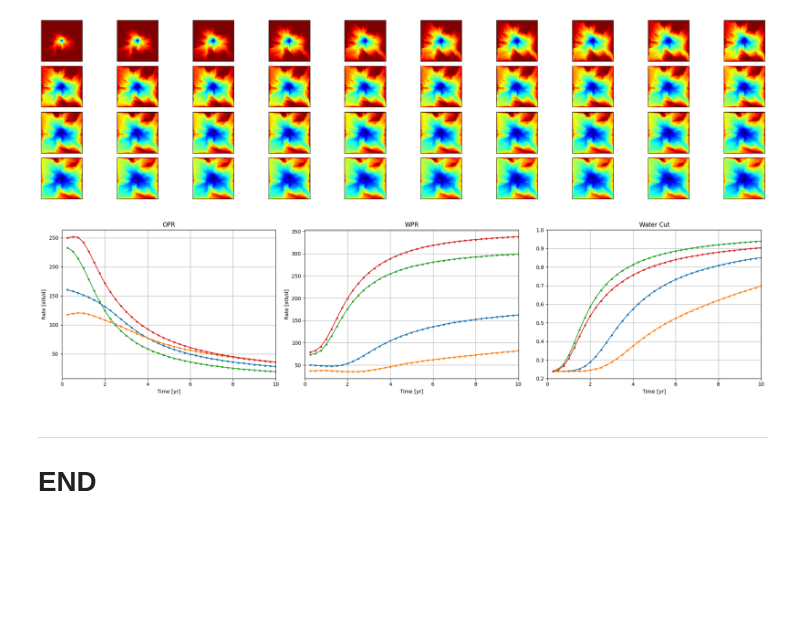
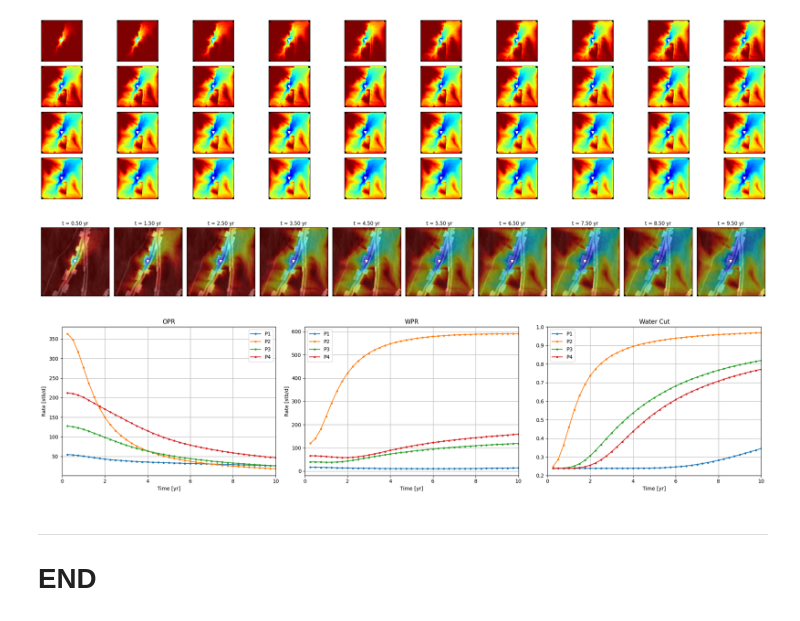
Before and after one commit to misaelmmorales/Latent-Geo-Modeling, a Jupyter notebook: simulations_new/visualize_simulations.ipynb, the cells around one changed output. Cells and saved outputs as stored; diff of their text form; code cells hidden in the pictures; blank space fills up the shorter version.

```diff
--- a/simulations_new/visualize_simulations.ipynb
+++ b/simulations_new/visualize_simulations.ipynb
@@ -25,0 +8,10 @@ for t in range(40):
+# %%
+rock = np.load('por_perm_facies_1000x128x128.npz')
+poro, perm, facies = rock['poro_norm'], rock['perm_norm'], rock['facies_norm']
+poro = np.flip(np.rot90(poro, 3, axes=(1,2)), axis=2)
+perm = np.flip(np.rot90(perm, 3, axes=(1,2)), axis=2)
+facies = np.flip(np.rot90(facies, 3, axes=(1,2)), axis=2)
+print('Poro: {} | Perm: {} | Facies: {}'.format(poro.shape, perm.shape, facies.shape))
+
+inj_idx = [[63], [63]]
+prod_idx = [[0, 0, 127, 127], [0, 127, 0, 127]]
@@ -25,0 +20,24 @@ for t in range(40):
+# %%
+nx, ny, nz = 128, 128, 1
+nr, nt, nw = 100, 40, 4
+
+saturation = np.zeros((nr,nt,nx,ny))
+pressure = np.zeros((nr,nt,nx,ny))
+wellsol = np.zeros((nr,nt,nw,3))
+timesteps = np.zeros((nt,1))
+
+for i in range(nr):
+    states = loadmat('results/states/states_{}.mat'.format(i+1), simplify_cells=True)['states']
+    for t in range(nt):
+        saturation[i,t] = states[t]['s'][:,1].reshape(nx,ny)
+        pressure[i,t] = states[t]['pressure'].reshape(nx,ny)
+
+        for w in range(nw):
+            wellsol[i,t,w,0] = -states[t]['wellSol'][w+1]['qOr'] * (3.28084**3) / 5.615 * (60*60*24)
+            wellsol[i,t,w,1] = -states[t]['wellSol'][w+1]['qWr'] * (3.28084**3) / 5.615 * (60*60*24)
+            wellsol[i,t,w,2] = states[t]['wellSol'][w+1]['wcut']
+
+for t in range(nt):
+    timesteps[t] = states[t]['time'] / (60*60*24*365.25)
+# %%
+sample = 92
@@ -26,31 +61,41 @@ for t in range(40):
 # %%
 plt.figure(figsize=(25,6))
 for i in range(40):
     plt.subplot(4, 10, i+1)
-    plt.imshow(saturation[i], cmap='jet')
+    plt.imshow(saturation[sample, i], cmap='jet')
+    plt.scatter(inj_idx[0], inj_idx[1], color='w', marker='v', s=33)
+    plt.scatter(prod_idx[0], prod_idx[1], color='k', marker='o', s=50)
     plt.xticks([]); plt.yticks([])
 plt.tight_layout()
 plt.show()
 # %% [output]
-[figure, old version]
+[figure, new version]
+# %%
+fig, axs = plt.subplots(1, 10, figsize=(25, 4), sharex=True, sharey=True)
+for j in range(10):
+    k = j * 4 + 1
+    axs[j].imshow(poro[sample], cmap='gray')
+    axs[j].imshow(saturation[sample, k], cmap='jet', alpha=0.5)
+    axs[j].scatter(inj_idx[0], inj_idx[1], color='w', marker='v', s=33)
+    axs[j].scatter(prod_idx[0], prod_idx[1], color='k', marker='o', s=50)
+    axs[j].set(title='t = {:.2f} yr'.format(timesteps[k][0]), xticks=[], yticks=[])
+plt.tight_layout()
+plt.show()
+# %% [output]
+[figure, added]
 # %%
 fig, axs = plt.subplots(1, 3, figsize=(20,5), sharex=True)
-ax1, ax2, ax3 = axs.flatten()
-
-ax1.plot(timesteps, wellsol[:,:,0], '.-')
-ax2.plot(timesteps, wellsol[:,:,1], '.-')
-ax3.plot(timesteps, wellsol[:,:,2], '.-')
-
-ax3.set(ylim=(0.2,1))
-[a.grid(True, which='both') for a in axs]
-[a.set(xlim=(0,10), xlabel='Time [yr]') for a in axs]
-[a.set(title=['OPR','WPR','Water Cut'][i]) for i,a in enumerate(axs)]
-[a.set(ylabel='Rate [stb/d]') for i,a in enumerate(axs) if i < 2]
-
+for i in range(3):
+    for j in range(nw):
+        axs[i].plot(timesteps, wellsol[sample,:,j,i], label='P{}'.format(j+1), color='C{}'.format(j), marker='.')
+    axs[i].grid(True, which='both')
+    axs[i].set(title= ['OPR', 'WPR', 'Water Cut'][i], xlabel='Time [yr]', ylabel='Rate [stb/d]' if i<2 else None)
+    axs[i].set(xlim=(0,10), ylim=(0.2,1) if i==2 else None)
+    axs[i].legend()
 plt.tight_layout()
 plt.show()
 # %% [output]
-[figure, old version]
+[figure, new version]
 # %% [markdown]
 ***
 # END
```
Also changed, not shown: parts of 4 cells of this notebook.
